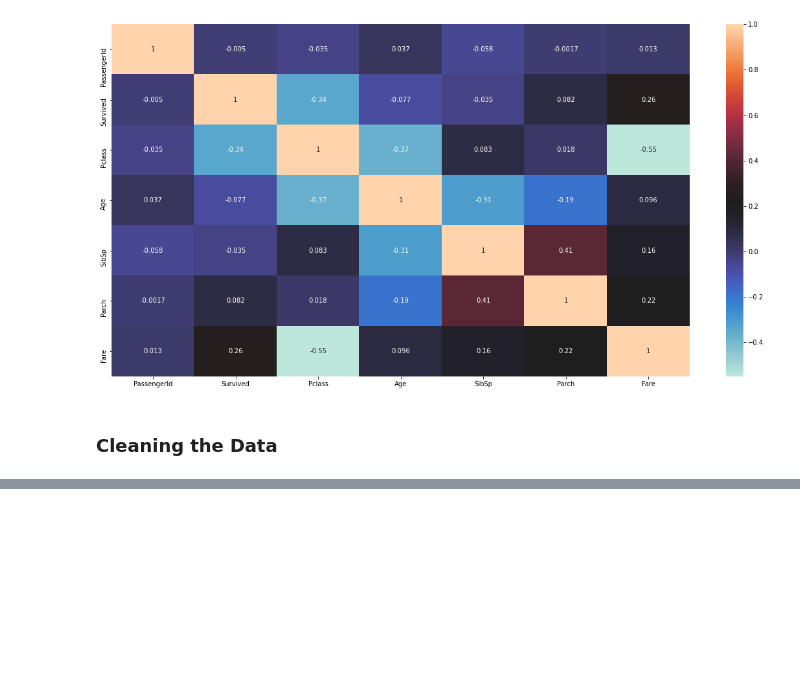
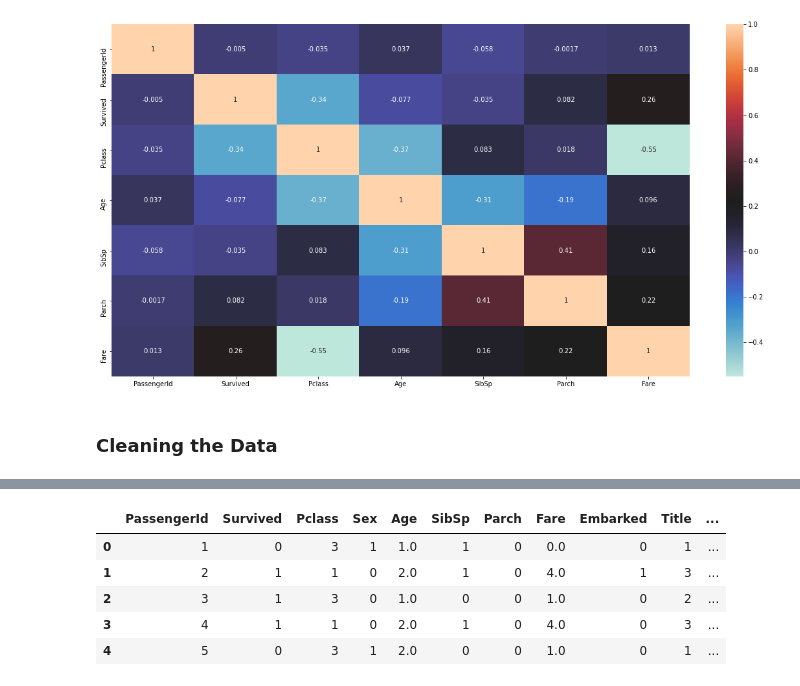
Before and after one commit to Charles2005/Titanic-Competition-Notebook, a Jupyter notebook: Files/Titanic-Notebook.ipynb, the cells around one changed output, grey strips where cells are left out. Cells and saved outputs as stored; diff of their text form; code cells hidden in the pictures; blank space fills up the shorter version.

Commit message:
Cleaned the Data

```diff
--- a/Files/Titanic-Notebook.ipynb
+++ b/Files/Titanic-Notebook.ipynb
@@ -282,0 +340,19 @@ train.head(10)
+# %%
+# Filling the aga missing value with its median
+train.Age = train.Age.fillna(train.Age.median())
+test.Age = test.Age.fillna(test.Age.median())
+
+# Train data
+train.loc[ train['Age'] <= 16, 'Age'] = 0
+train.loc[(train['Age'] > 16) & (train['Age'] <= 32), 'Age'] = 1
+train.loc[(train['Age'] > 32) & (train['Age'] <= 48), 'Age'] = 2
+train.loc[(train['Age'] > 48) & (train['Age'] <= 64), 'Age'] = 3
+train.loc[ train['Age'] > 64, 'Age']
+# Test data
+test.loc[ test['Age'] <= 16, 'Age'] = 0
+test.loc[(test['Age'] > 16) & (test['Age'] <= 32), 'Age'] = 1
+test.loc[(test['Age'] > 32) & (test['Age'] <= 48), 'Age'] = 2
+test.loc[(test['Age'] > 48) & (test['Age'] <= 64), 'Age'] = 3
+test.loc[ test['Age'] > 64, 'Age']
+
+train.head()
@@ -282,0 +366,4 @@ train.head(10)
+# %%
+# Filling the Test fare missing values with its median
+test["Fare"] = test.Fare.fillna(value=test.Fare.median())
+test.isna().sum()
@@ -282,0 +381,27 @@ train.head(10)
+# %%
+# Splitting the values of Fare into Five section
+train['FareBand'] = pd.qcut(train['Fare'], 5)
+train[['FareBand', 'Survived']].groupby(['FareBand'], as_index=False).mean()
+
+# Train data
+train.loc[ train['Fare'] <= 7.854, 'Fare'] = 0
+train.loc[(train['Fare'] > 7.854) & (train['Fare'] <= 10.5), 'Fare'] = 1
+train.loc[(train['Fare'] > 10.5) & (train['Fare'] <= 21.679), 'Fare'] = 2
+train.loc[(train['Fare'] > 21.679) & (train['Fare'] <= 39.688), 'Fare'] = 3
+train.loc[ train['Fare'] > 39.688, 'Fare'] = 4
+# Test data
+test.loc[ test['Fare'] <= 7.854, 'Fare'] = 0
+test.loc[(test['Fare'] > 7.854) & (test['Fare'] <= 10.5), 'Fare'] = 1
+test.loc[(test['Fare'] > 10.5) & (test['Fare'] <= 21.679), 'Fare'] = 2
+test.loc[(test['Fare'] > 21.679) & (test['Fare'] <= 39.688), 'Fare'] = 3
+test.loc[ test['Fare'] > 39.688, 'Fare'] = 4
+# Dropping the Fareband
+train.drop("FareBand", axis=1, inplace=True)
+train.head()
+# %% [output]
+|  | PassengerId | Survived | Pclass | Sex | Age | SibSp | Parch | Fare | Embarked | Title | ... |
+| 0 | 1 | 0 | 3 | 1 | 1.0 | 1 | 0 | 0.0 | 0 | 1 | ... |
+| 1 | 2 | 1 | 1 | 0 | 2.0 | 1 | 0 | 4.0 | 1 | 3 | ... |
+| 2 | 3 | 1 | 3 | 0 | 1.0 | 0 | 0 | 1.0 | 0 | 2 | ... |
+| 3 | 4 | 1 | 1 | 0 | 2.0 | 1 | 0 | 4.0 | 0 | 3 | ... |
+| 4 | 5 | 0 | 3 | 1 | 2.0 | 0 | 0 | 1.0 | 0 | 1 | ... |
```
Also changed, not shown: parts of 14 cells of this notebook.
